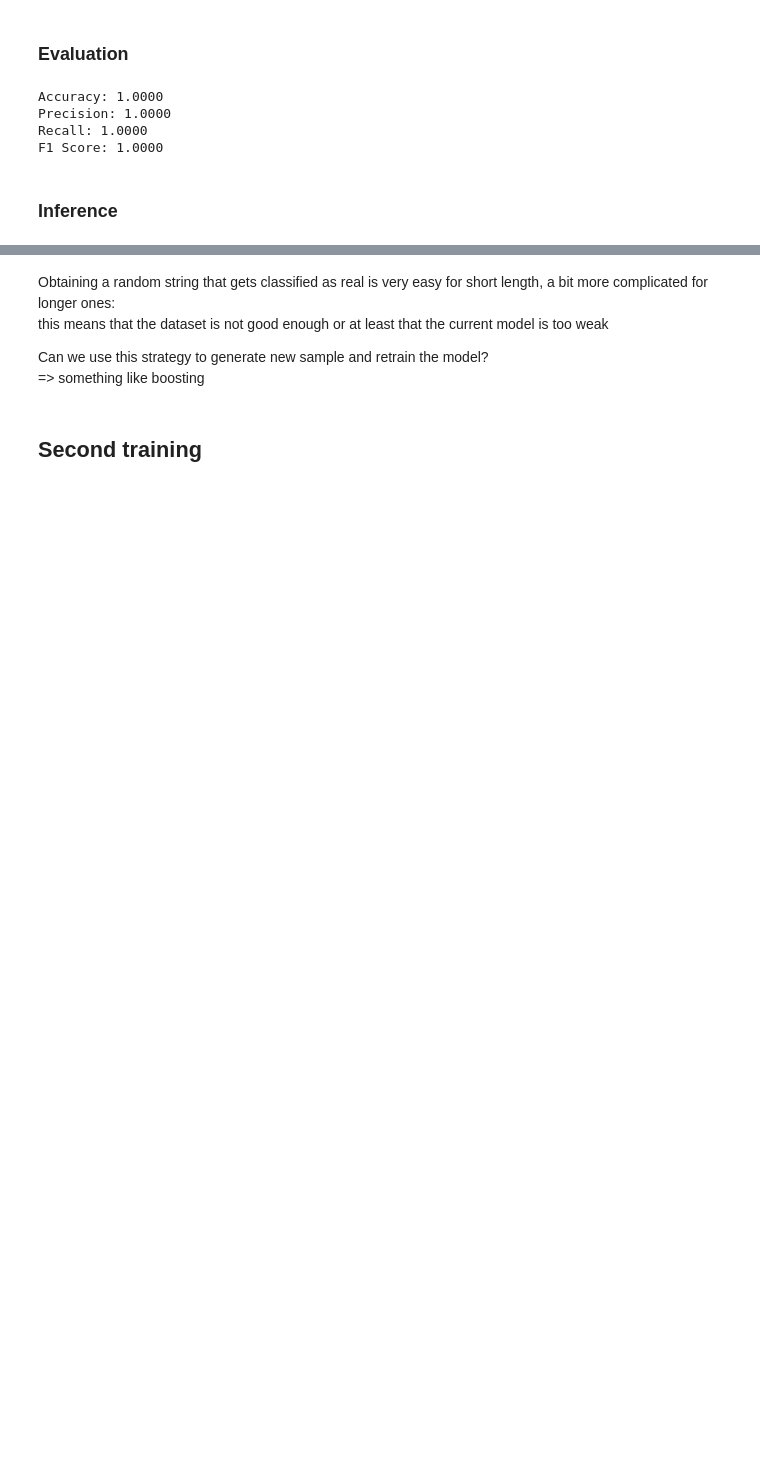
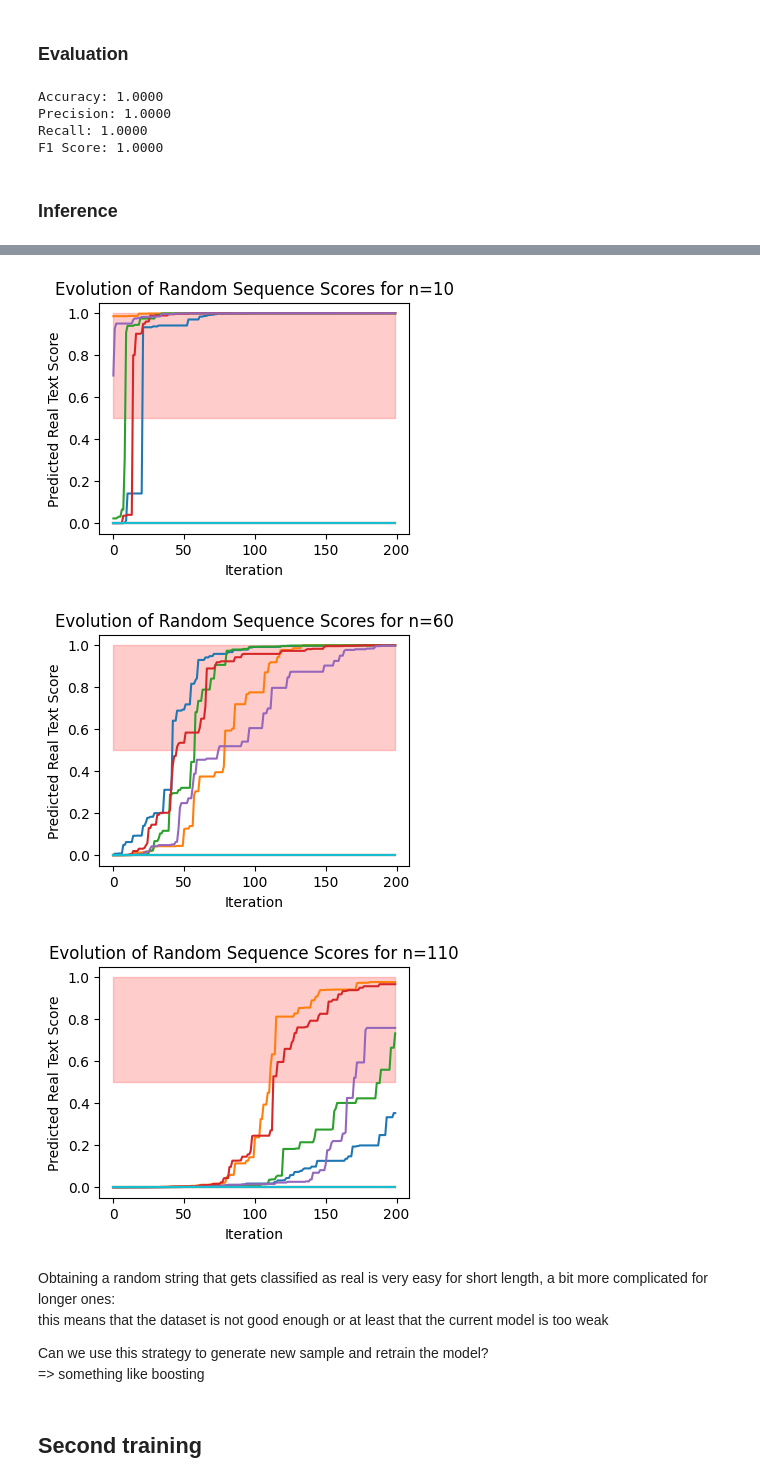
Before and after one commit to mattialodi0/random-text-detection, a Jupyter notebook: 1dCNN_classification.ipynb, the cells around one changed output, grey strips where cells are left out. Saved outputs shown, nothing was run; the diff lists cells and outputs as text; code cells hidden in the pictures; blank space fills up the shorter version.

```diff
--- a/1dCNN_classification.ipynb
+++ b/1dCNN_classification.ipynb
@@ -12,8 +12,11 @@ from torch.utils.data import Dataset, DataLoader
 random.seed(0)
 torch.manual_seed(0)
 
+train_dataset_path = "dataset/train_dataset_128.csv"
+val_dataset_path = "dataset/val_dataset_128.csv"
+
 BATCH_SIZE = 16
-MAX_LEN = 256
+MAX_LEN = 128
 LEARNING_RATE = 1e-3
 EPOCHS = 5
 # %% [markdown]
@@ -270,3 +285,9 @@ for n in range(10,260,50):
+# %%
+h = adversarial_attack(model, max_ite=200, samples=10, plot=True)
+# %% [output]
+[figure, added]
+[figure, added]
+[figure, added]
 # %% [markdown]
 Obtaining a random string that gets classified as real is very easy for short length, a bit more complicated for longer ones:
 this means that the dataset is not good enough or at least that the current model is too weak
```
Also changed, not shown: parts of 19 cells of this notebook, 3 other files.
